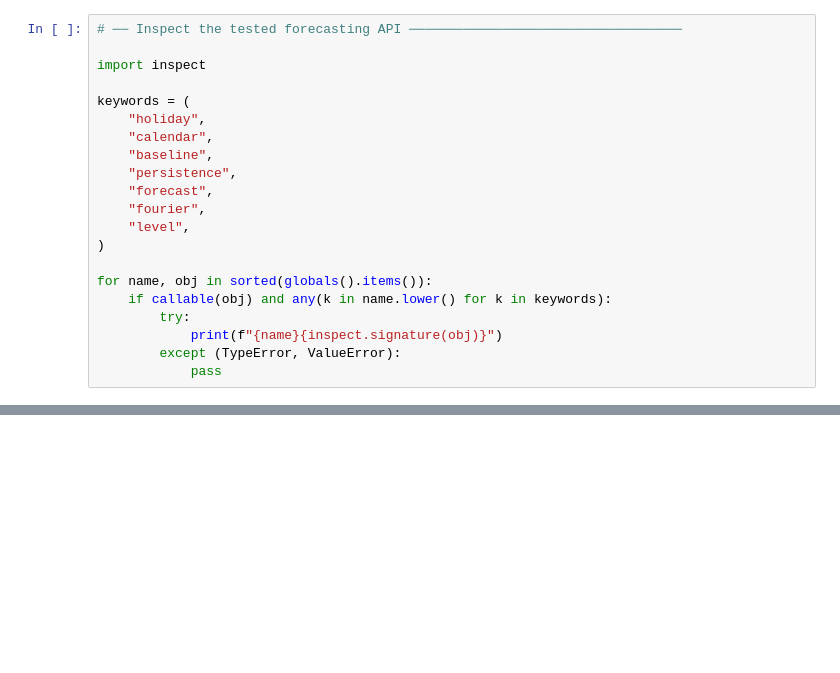
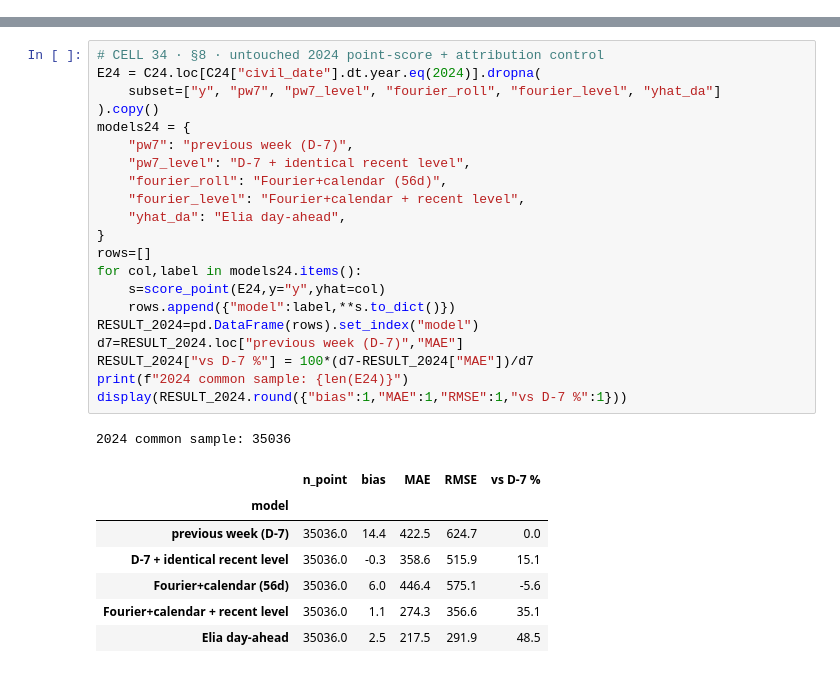
Before and after one commit to evrelegh/ElectricityLoadForecasting, a Jupyter notebook: notebooks/probabilistic_forecasting.ipynb, the cells around one changed output, grey strips where cells are left out. Saved outputs shown, nothing was run; the diff lists cells and outputs as text; blank space fills up the shorter version.

```diff
--- a/notebooks/probabilistic_forecasting.ipynb
+++ b/notebooks/probabilistic_forecasting.ipynb
@@ -1485,21 +0,0 @@ PASS — 2024 civil-time structure is internally consistent.
-# %%
-# ── Inspect the tested forecasting API ───────────────────────────────────
-
-import inspect
-
-keywords = (
-    "holiday",
-    "calendar",
-    "baseline",
-    "persistence",
-    "forecast",
-    "fourier",
-    "level",
-)
-
-for name, obj in sorted(globals().items()):
-    if callable(obj) and any(k in name.lower() for k in keywords):
-        try:
-            print(f"{name}{inspect.signature(obj)}")
-        except (TypeError, ValueError):
-            pass
@@ -1788,0 +1533,30 @@ The confirmatory result is nevertheless substantial: a transparent calendar-and-
+# %%
+# CELL 34 · §8 · untouched 2024 point-score + attribution control
+E24 = C24.loc[C24["civil_date"].dt.year.eq(2024)].dropna(
+    subset=["y", "pw7", "pw7_level", "fourier_roll", "fourier_level", "yhat_da"]
+).copy()
+models24 = {
+    "pw7": "previous week (D-7)",
+    "pw7_level": "D-7 + identical recent level",
+    "fourier_roll": "Fourier+calendar (56d)",
+    "fourier_level": "Fourier+calendar + recent level",
+    "yhat_da": "Elia day-ahead",
+}
+rows=[]
+for col,label in models24.items():
+    s=score_point(E24,y="y",yhat=col)
+    rows.append({"model":label,**s.to_dict()})
+RESULT_2024=pd.DataFrame(rows).set_index("model")
+d7=RESULT_2024.loc["previous week (D-7)","MAE"]
+RESULT_2024["vs D-7 %"] = 100*(d7-RESULT_2024["MAE"])/d7
+print(f"2024 common sample: {len(E24)}")
+display(RESULT_2024.round({"bias":1,"MAE":1,"RMSE":1,"vs D-7 %":1}))
+# %% [output]
+2024 common sample: 35036
+|  | n_point | bias | MAE | RMSE | vs D-7 % |
+| model |  |  |  |  |  |
+| previous week (D-7) | 35036.0 | 14.4 | 422.5 | 624.7 | 0.0 |
+| D-7 + identical recent level | 35036.0 | -0.3 | 358.6 | 515.9 | 15.1 |
+| Fourier+calendar (56d) | 35036.0 | 6.0 | 446.4 | 575.1 | -5.6 |
+| Fourier+calendar + recent level | 35036.0 | 1.1 | 274.3 | 356.6 | 35.1 |
+| Elia day-ahead | 35036.0 | 2.5 | 217.5 | 291.9 | 48.5 |
```
Also changed, not shown: parts of 77 cells of this notebook, 7 other files.
